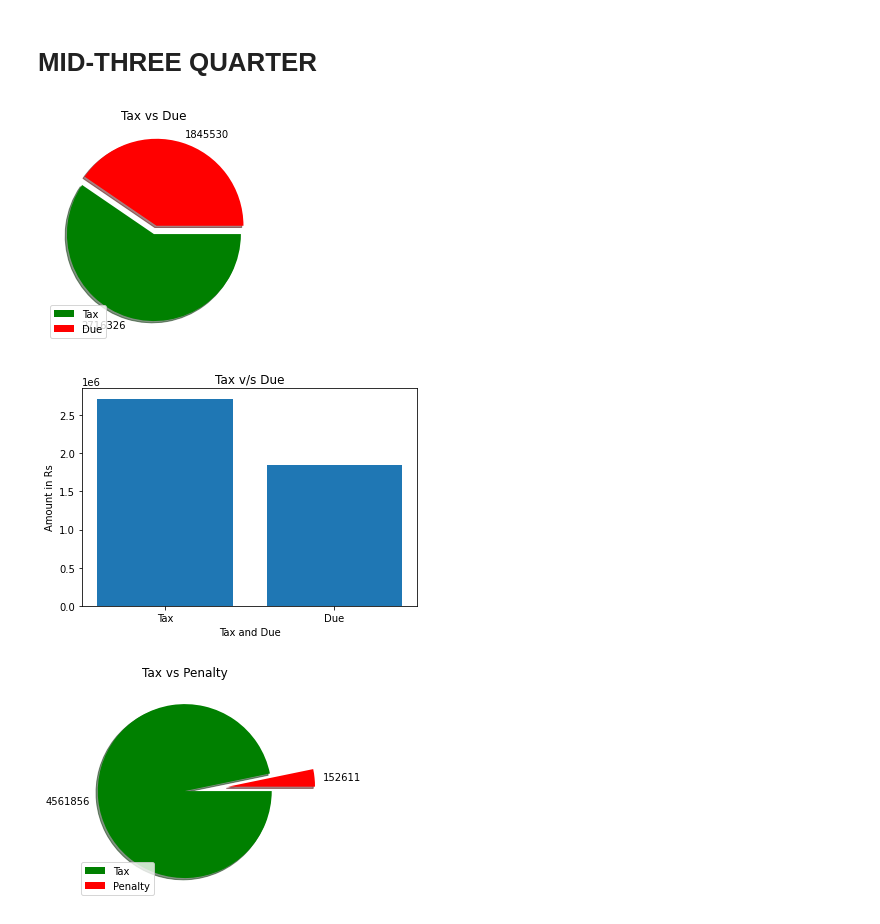
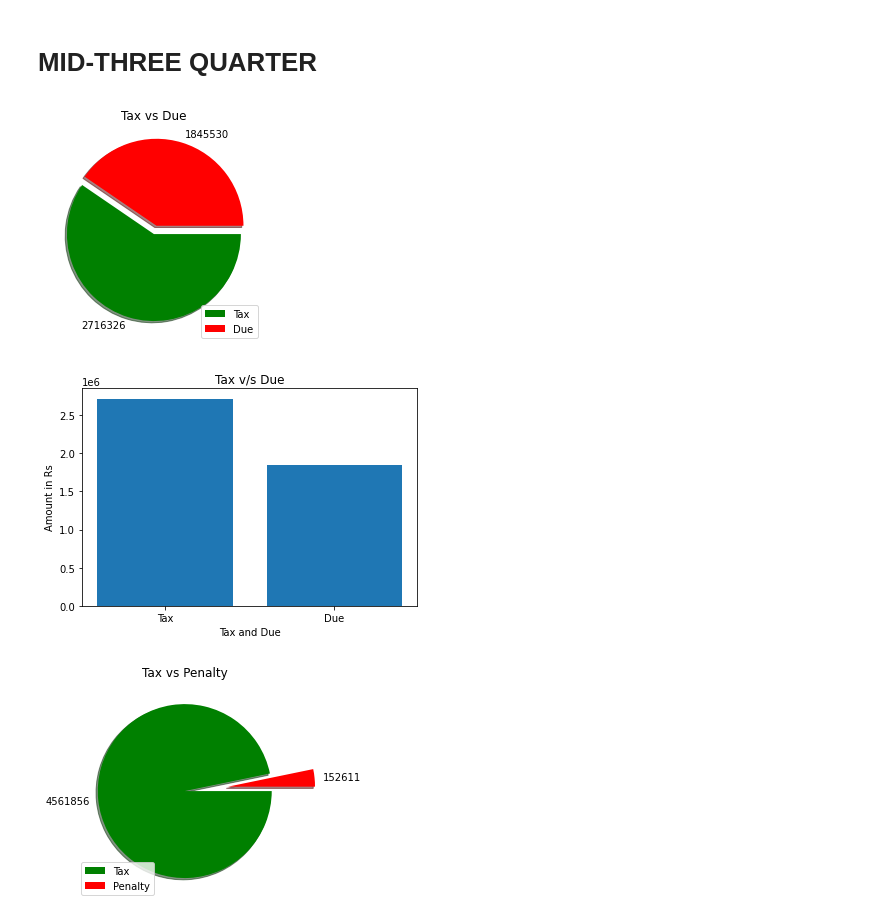
Before and after one commit to AnuravModak/data_analysis, a Jupyter notebook: data_analysis.ipynb, the cells around one changed output. Saved outputs shown, nothing was run; the diff lists cells and outputs as text; code cells hidden in the pictures.

```diff
--- a/data_analysis.ipynb
+++ b/data_analysis.ipynb
@@ -537,18 +566,18 @@ bar_graph(["Tax","Penalty"],[tax,due],"Tax and Penalty","Amount in Rs","Tax v/s
 # %%
 tax=sum(mid_three_quarter["Current First Half Tax"].values)-sum(mid_three_quarter["Current First Half Tax Due"].values)
 due=sum(mid_three_quarter["Current First Half Tax Due"].values)
 labels=["Tax","Due"]
 values=[tax,due]
 explode = (0,0.1)
 plt.pie(values,colors=["green","red"],labels=values,explode=explode,counterclock=False, shadow=True)
 plt.title('Tax vs Due')
 
-plt.legend(labels,loc=3)
+plt.legend(labels,loc=4)
 
 plt.show()
 bar_graph(["Tax","Due"],[tax,due],"Tax and Due","Amount in Rs","Tax v/s Due")
 # %% [output]
-[figure, old version]
+[figure, new version]
 [figure]
 # %%
 tax=sum(mid_three_quarter["Current First Half Tax"].values)
```
Also changed, not shown: parts of 53 cells of this notebook.
